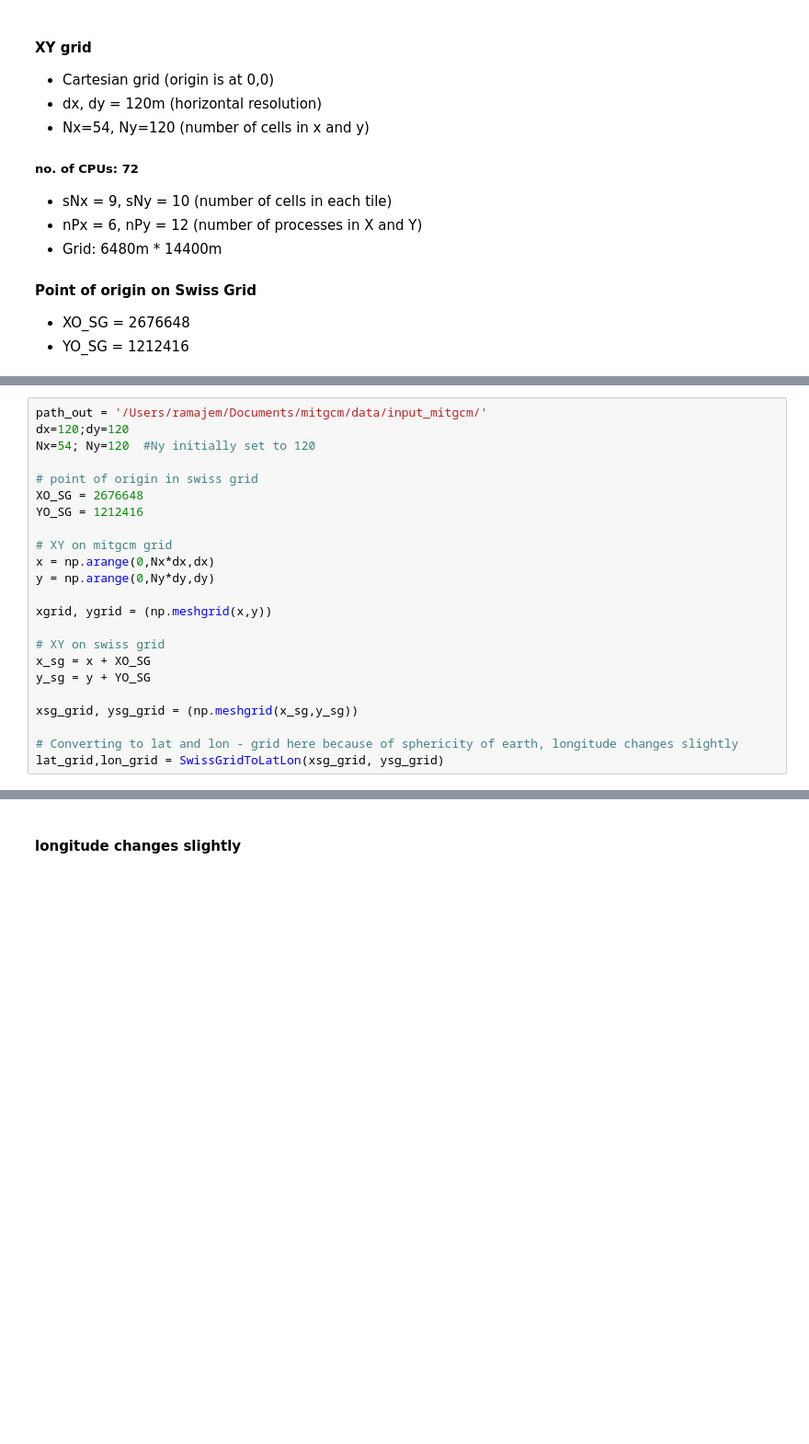
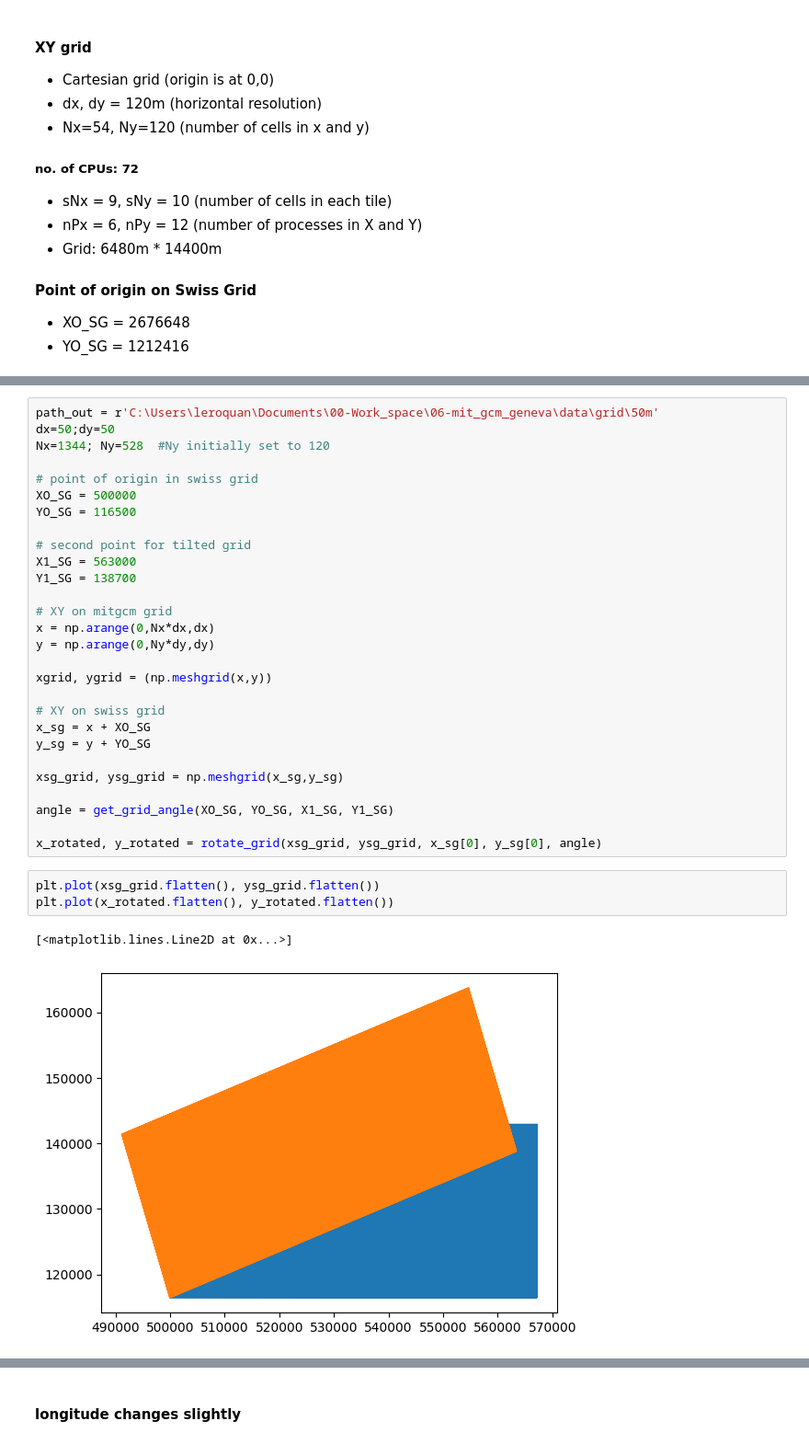
Before and after one commit to leroquan/preprocessing-mitgcm, a Jupyter notebook: create_grid.ipynb, the cells around one changed output, grey strips where cells are left out. Shown at 92% size. Drawn from its saved outputs; the diff is of its cells as text; blank space fills up the shorter version.

```diff
--- a/create_grid.ipynb
+++ b/create_grid.ipynb
@@ -55,11 +79,15 @@ def SwissGridToLatLon(xSG, ySG):
 # %%
-path_out = '/Users/ramajem/Documents/mitgcm/data/input_mitgcm/'
-dx=120;dy=120
-Nx=54; Ny=120  #Ny initially set to 120
+path_out = r'C:\Users\leroquan\Documents\00-Work_space\06-mit_gcm_geneva\data\grid\50m'
+dx=50;dy=50
+Nx=1344; Ny=528  #Ny initially set to 120
 
 # point of origin in swiss grid
-XO_SG = 2676648
-YO_SG = 1212416
+XO_SG = 500000
+YO_SG = 116500
+
+# second point for tilted grid
+X1_SG = 563000
+Y1_SG = 138700
 
 # XY on mitgcm grid
 x = np.arange(0,Nx*dx,dx)
@@ -71,7 +99,14 @@ xgrid, ygrid = (np.meshgrid(x,y))
 x_sg = x + XO_SG
 y_sg = y + YO_SG
 
-xsg_grid, ysg_grid = (np.meshgrid(x_sg,y_sg))
+xsg_grid, ysg_grid = np.meshgrid(x_sg,y_sg)
 
-# Converting to lat and lon - grid here because of sphericity of earth, longitude changes slightly
-lat_grid,lon_grid = SwissGridToLatLon(xsg_grid, ysg_grid)
+angle = get_grid_angle(XO_SG, YO_SG, X1_SG, Y1_SG)
+
+x_rotated, y_rotated = rotate_grid(xsg_grid, ysg_grid, x_sg[0], y_sg[0], angle)
+# %%
+plt.plot(xsg_grid.flatten(), ysg_grid.flatten())
+plt.plot(x_rotated.flatten(), y_rotated.flatten())
+# %% [output]
+[<matplotlib.lines.Line2D at 0x...>]
+[figure, added]
```
Also changed, not shown: parts of 10 cells of this notebook.
